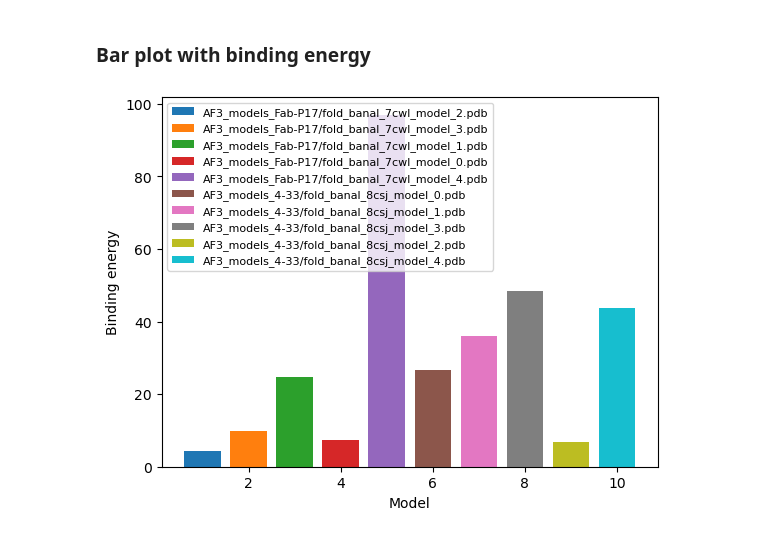
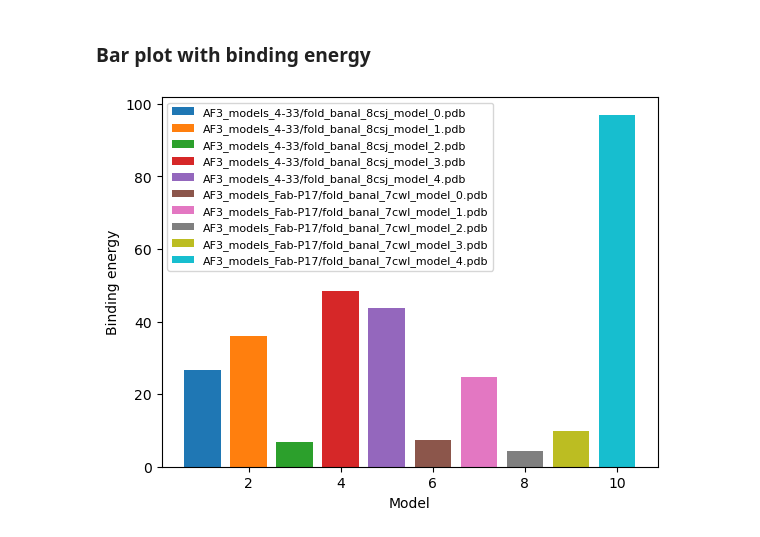
Before and after one commit to COSBlab/IPL-workshop, a Jupyter notebook: DAY-2/analyze_FoldX.ipynb, the cells around one changed output. Saved outputs shown, nothing was run; the diff lists cells and outputs as text; code cells hidden in the pictures.

Commit message:
foldx

```diff
--- a/DAY-2/analyze_FoldX.ipynb
+++ b/DAY-2/analyze_FoldX.ipynb
@@ -26,14 +27,17 @@ for f in AF3_models:
 # %% [markdown]
 ### run FoldX on AF3 models
 # %%
+#
+# location of foldx binary
+foldx_="/Users/max/bin/foldx5_1Mac_0/foldx_20241231"
+#
 # extract binding energy from FoldX output
 def get_binding(m, f):
     for lines in open(f, "r").readlines():
         r = lines.strip().split()
         if(len(r)>0 and r[0]==m): be = float(r[5])
     return be
-# location of foldx binary
-foldx_="/Users/max/bin/foldx5_1Mac_0/foldx_20241231"
+
 # binding energy dictionary
 be = {}
 # AF3 models in pdb FORMAT
@@ -44,8 +48,10 @@ for m in AF3_models:
     d = m.split("/")[0]
     # get filename
     f = m.split("/")[1]
-    # clean directory
-    os.system("cd "+d+"; rm Indiv_* Inter* Summary_*; cd ../")
+    # repair PDB to fix clashes
+    os.system(foldx_+" --command=RepairPDB --pdb="+f+" --pdb-dir="+d+" --output-dir="+d)
+    # name of repaired pdb
+    f =re.sub(".pdb","_Repair.pdb",f)
     # run command- assuming viral protein chain A, antibody chain B and C
     os.system(foldx_+" --command=AnalyseComplex --pdb="+f+" --analyseComplexChains=A,BC --complexWithDNA=false --output-file=foldX_out clean-mode --pdb-dir="+d+" --output-dir="+d)
     # extract binding energy
@@ -73,13 +61,13 @@ AF3_models_4-33/fold_banal_8csj_model_4.pdb 43.8083
 # %%
 # make bar plot
 fig, ax = plt.subplots()
 # loop over models
-for i,m in enumerate(AF3_models):
+for i,m in enumerate(sorted(AF3_models)):
     ax.bar([i+1], [be[m]], label=m)
-
+# set labels
 ax.set_xlabel('Model')
 ax.set_ylabel('Binding energy')
 ax.legend(loc="upper left", fontsize=8, ncol=1)
 plt.show()
 # %% [output]
-[figure, old version]
+[figure, new version]
```
Also changed, not shown: parts of 2 cells of this notebook.
